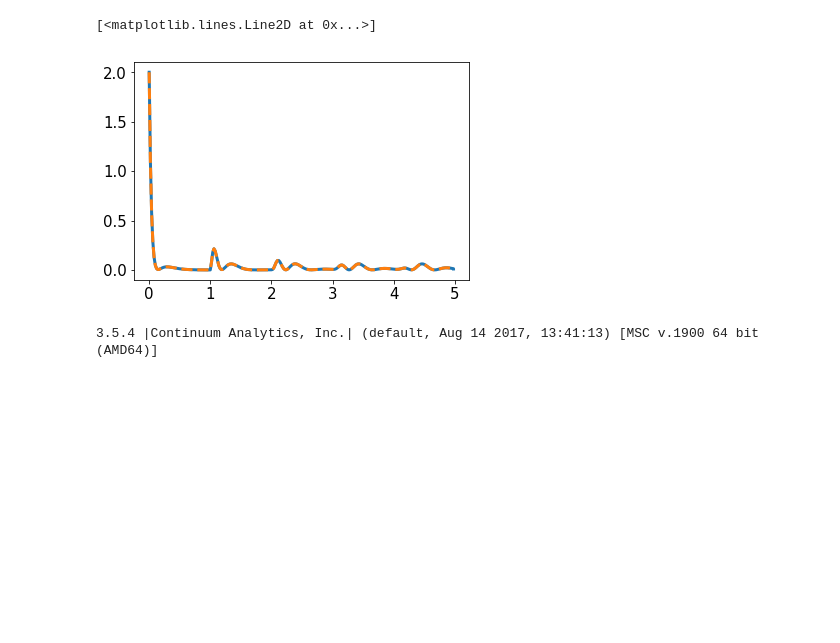
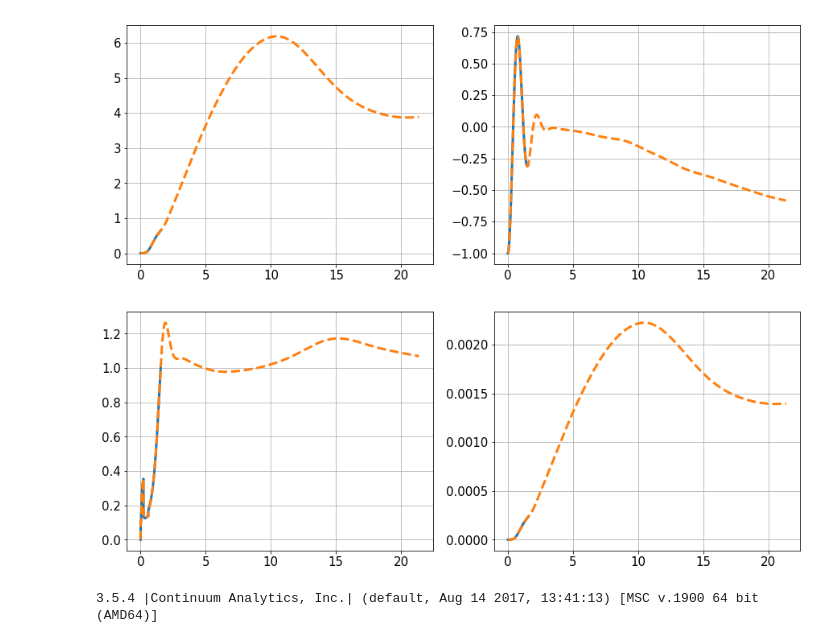
Before and after one commit to nemetniki/Kerr, a Jupyter notebook: JC+fb_new/Plotting.ipynb, the cells around one changed output. Drawn from its saved outputs; the diff is of its cells as text; code cells hidden in the pictures; blank space fills up the shorter version.

```diff
--- a/JC+fb_new/Plotting.ipynb
+++ b/JC+fb_new/Plotting.ipynb
@@ -38,39 +38,50 @@ from io import BytesIO
 import matplotlib as mpl
 mpl.rc('xtick',labelsize=15)
 mpl.rc('ytick',labelsize=15)
 
 
 def conv(x):
     return x.replace('+-', '-').encode()
 
-Data1 = np.genfromtxt((conv(x) for x in open("./Data/JC3.txt")),dtype=complex)
-Data1o = np.genfromtxt((conv(x) for x in open("../JC+fb/Data/JC+fb_gL=6283p1000_gR=6283p1000_g=31p10_phi=10p10pi_initind=4_ome=0p10_omc=0p10_L=50-2.txt")),dtype=complex)
+Data1 = np.genfromtxt((conv(x) for x in open("./Data/JC10.txt")),dtype=complex)
+#Data1o = np.genfromtxt((conv(x) for x in open("../JC+fb/Data/JC+fb_gL=6283p1000_gR=6283p1000_g=31p10_phi=10p10pi_initind=4_ome=0p10_omc=0p10_L=50-2.txt")),dtype=complex)
+Data1o = np.genfromtxt((conv(x) for x in open("../Data/Cluster/evol/JC+fb_gL=20p1000_gR=80p1000_g=10p10_phi=0p10pi_initind=0_ome=20p10_omc=0p10_L=20.txt")),dtype=complex)
 
 t_1 = Data1[:,0]
 norm_1 = Data1[:,1]
 exc_1 = Data1[:,2]
 gr_1 = Data1[:,3]
 cav_1 = Data1[:,4]
 g2c_1 = Data1[:,5]
 g2_1 = Data1[:,6]
 NB_1 = Data1[:,7]
 NBout_1 = Data1[:,8]
 to_1 = Data1o[:,0]
 normo_1 = Data1o[:,1]
 exco_1 = Data1o[:,2]
 gro_1 = Data1o[:,3]
 cavo_1 = Data1o[:,4]
 g2co_1 = Data1o[:,5]
 g2o_1 = Data1o[:,6]
 NBo_1 = Data1o[:,7]
 NBouto_1 = Data1o[:,8]
 #plt.xlim(0,4)
 #plt.ylim (-0.005,0.145)
-plt.plot(t_1/2,cav_1,lw=3)
-plt.plot(to_1/2,cavo_1,ls="--",lw=3)
+fig,ax = plt.subplots(2,2,figsize = (15,12))
+ax[0][0].plot(t_1,cav_1,lw=3)
+ax[0][0].plot(to_1,cavo_1,ls="--",lw=3)
+ax[0][0].grid(True)
+ax[0][1].plot(t_1,exc_1-gr_1,lw=3)
+ax[0][1].plot(to_1,exco_1-gro_1,ls="--",lw=3)
+ax[0][1].grid(True)
+ax[1][0].plot(t_1,g2_1,lw=3)
+ax[1][0].plot(to_1,g2o_1,ls="--",lw=3)
+ax[1][0].grid(True)
+ax[1][1].plot(t_1,NB_1,lw=3)
+ax[1][1].plot(to_1,NBo_1,ls="--",lw=3)
+ax[1][1].grid(True)
 # %% [output]
-[<matplotlib.lines.Line2D at 0x...>]
-[figure, old version]
+[figure, new version]
 # %%
 import sys
 print(sys.version)
```
Also changed, not shown: 15 other files.
